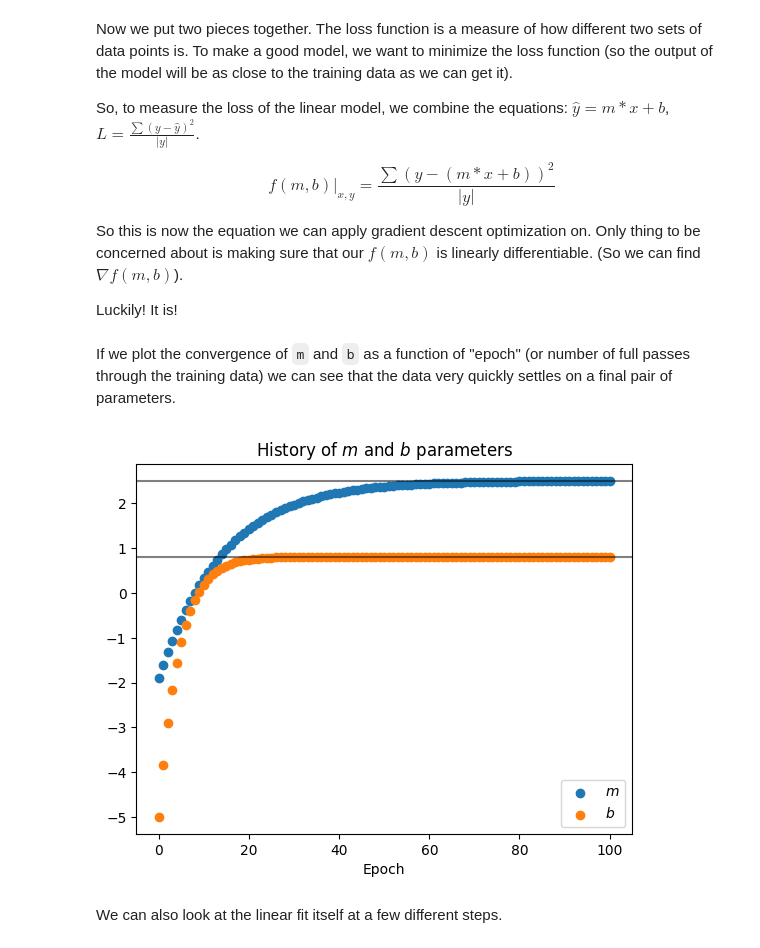
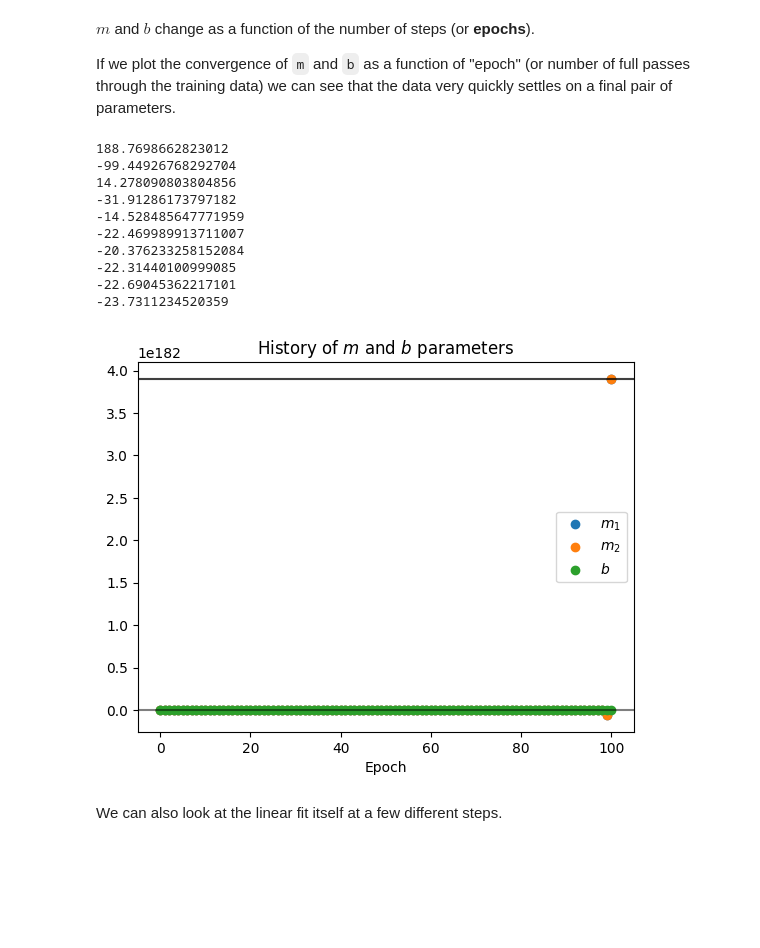
Before and after one commit to BNL-Fermilab-RENEW/tutorials_2025, a Jupyter notebook: RegressionClassification/RegressionClassification-Guide.ipynb, the cells around one changed output. Cells and saved outputs as stored; diff of their text form; code cells hidden in the pictures; blank space fills up the shorter version.

```diff
--- a/RegressionClassification/RegressionClassification-Guide.ipynb
+++ b/RegressionClassification/RegressionClassification-Guide.ipynb
@@ -86,0 +229,21 @@ Suppose we fix $m$ and $b$ to some values $m_0$ and $b_0$. We now have a model w
+# %%
+def linear_model(x, m=None, b=None, with_noise=False):
+    """2D Linear data with noise"""
+    if m is None:
+        m = np.array([0.5, 4])
+    if b is None:
+        b = 1
+    y = (m[0] * x[0]) + (m[1] * x[1]) + b
+    if with_noise:
+        noise = np.random.default_rng(seed=42).normal(scale=4, size=x.shape[1])
+        y += noise
+    return y
+# %%
+# Example data
+x = np.array([np.linspace(0, 10, 100), np.linspace(0, 10, 100)])
+y = linear_model(x, with_noise=True)
+
+fig = plt.figure()
+ax = fig.add_subplot(111, projection='3d')
+ax.scatter(x[0], x[1], y)
+plt.show()
@@ -103,5 +271,5 @@ For the above example, write your guesses for the value of $m$ and $b$, we'll us
 # %%
-m_guess = 3
-b_guess = 1
+m_guess = [.4, 1]
+b_guess = 5
 
 y_pred = linear_model(x, m_guess, b_guess)
@@ -245,13 +331 @@ plt.show()
-# %% [markdown]
-Now we put two pieces together. The loss function is a measure of how different two sets of data points is. To make a good model, we want to minimize the loss function (so the output of the model will be as close to the training data as we can get it).
-
-So, to measure the loss of the linear model, we combine the equations:  $ \hat{y} = m*x+b $, $ L = \frac{\sum (y - \hat{y})^2}{|y|} $.
-
-
-$$ f(m,b)|_{x,y} = \frac{\sum (y - (m*x+b))^2}{|y|} $$
-
-
-So this is now the equation we can apply gradient descent optimization on. Only thing to be concerned about is making sure that our $f(m,b)$ is linearly differentiable. (So we can find $\nabla f(m,b)$).
-
-Luckily! It is!
 # %%
@@ -295,23 +367,41 @@ def gradient_descent_linear_model(x:np.array, y:np.array, m0:float, b0:float, ga
     return m, b
+# %% [markdown]
+$m$ and $b$ change as a function of the number of steps (or **epochs**).
+
+If we plot the convergence of `m` and `b` as a function of "epoch" (or number of full passes through the training data) we can see that the data very quickly settles on a final pair of parameters.
 # %%
-m, b = gradient_descent_linear_model(x, y, m0=-1.9, b0=-5.0, gamma=0.1, N=100)
+m, b = gradient_descent_linear_model(x, y, m0=np.array([0.2, 6]), b0=8, gamma=0.01, N=10)
+#m_1, m_2 = np.array(m)[:,0], np.array(m)[:,1]
+# %% [output]
+188.7698662823012
+-99.44926768292704
+14.278090803804856
+-31.91286173797182
+-14.528485647771959
+-22.469989913711007
+-20.376233258152084
+-22.31440100999085
+-22.69045362217101
+-23.7311234520359
-# %% [markdown]
-If we plot the convergence of `m` and `b` as a function of "epoch" (or number of full passes through the training data) we can see that the data very quickly settles on a final pair of parameters.
 # %%
-epochs = range(len(m))
+# Progress as a function of epoch
 
-plt.axhline(m[-1], color="black", alpha=0.5) # Final m value, x[-1] is the last value in the list x.
+epochs = range(len(b))
+
+plt.axhline(m_1[-1], color="black", alpha=0.5) # Final m value, x[-1] is the last value in the list x.
+plt.axhline(m_2[-1], color="black", alpha=0.5)
 plt.axhline(b[-1], color="black", alpha=0.5)
 
-plt.scatter(epochs, m, label="$m$")
+plt.scatter(epochs, m_1, label="$m_1$")
+plt.scatter(epochs, m_2, label="$m_2$")
 plt.scatter(epochs, b, label="$b$")
 
 plt.legend()
 plt.xlabel("Epoch")
 plt.title("History of $m$ and $b$ parameters")
 plt.show()
 # %% [output]
-[figure, old version]
+[figure, new version]
 # %% [markdown]
 We can also look at the linear fit itself at a few different steps.
 # %%
```
Also changed, not shown: parts of 127 cells of this notebook.
